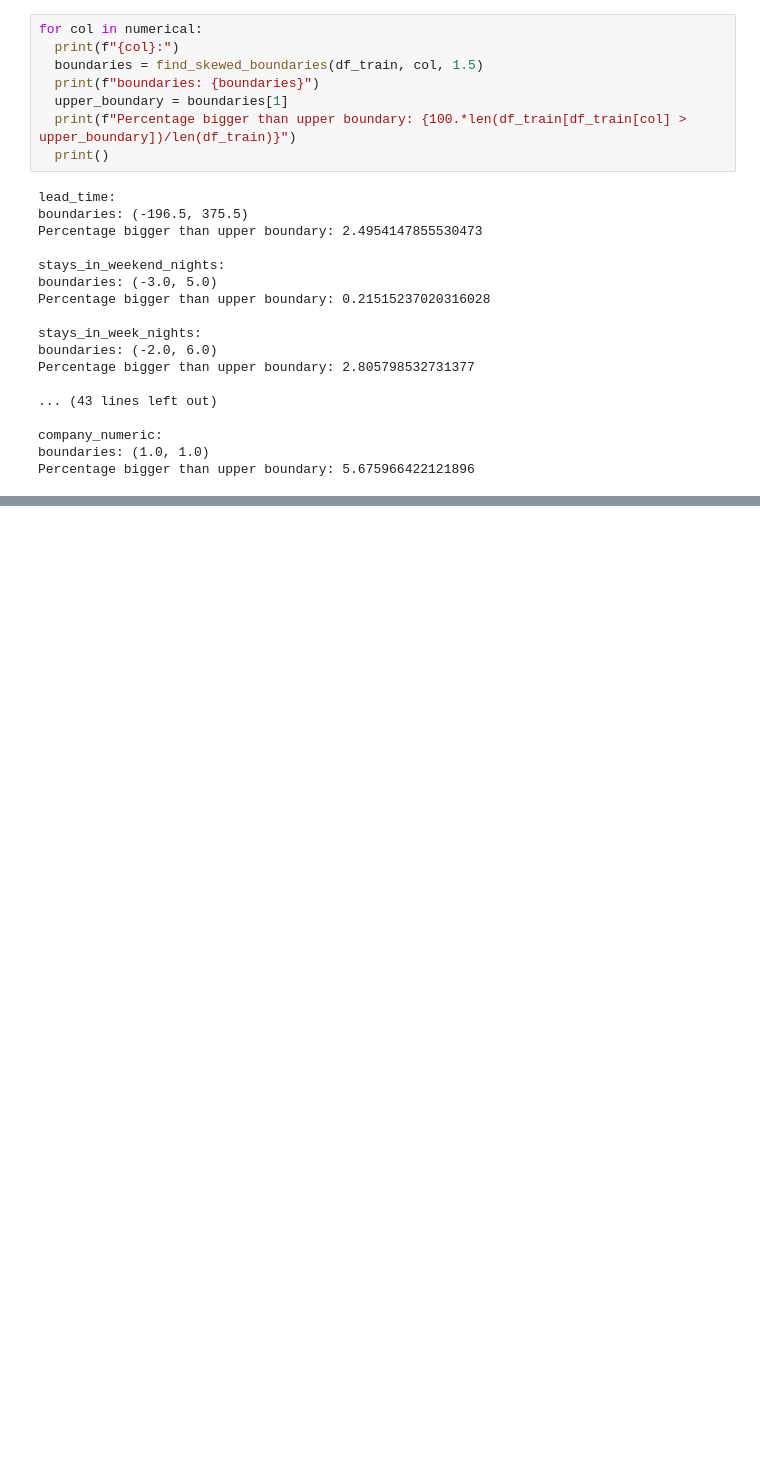
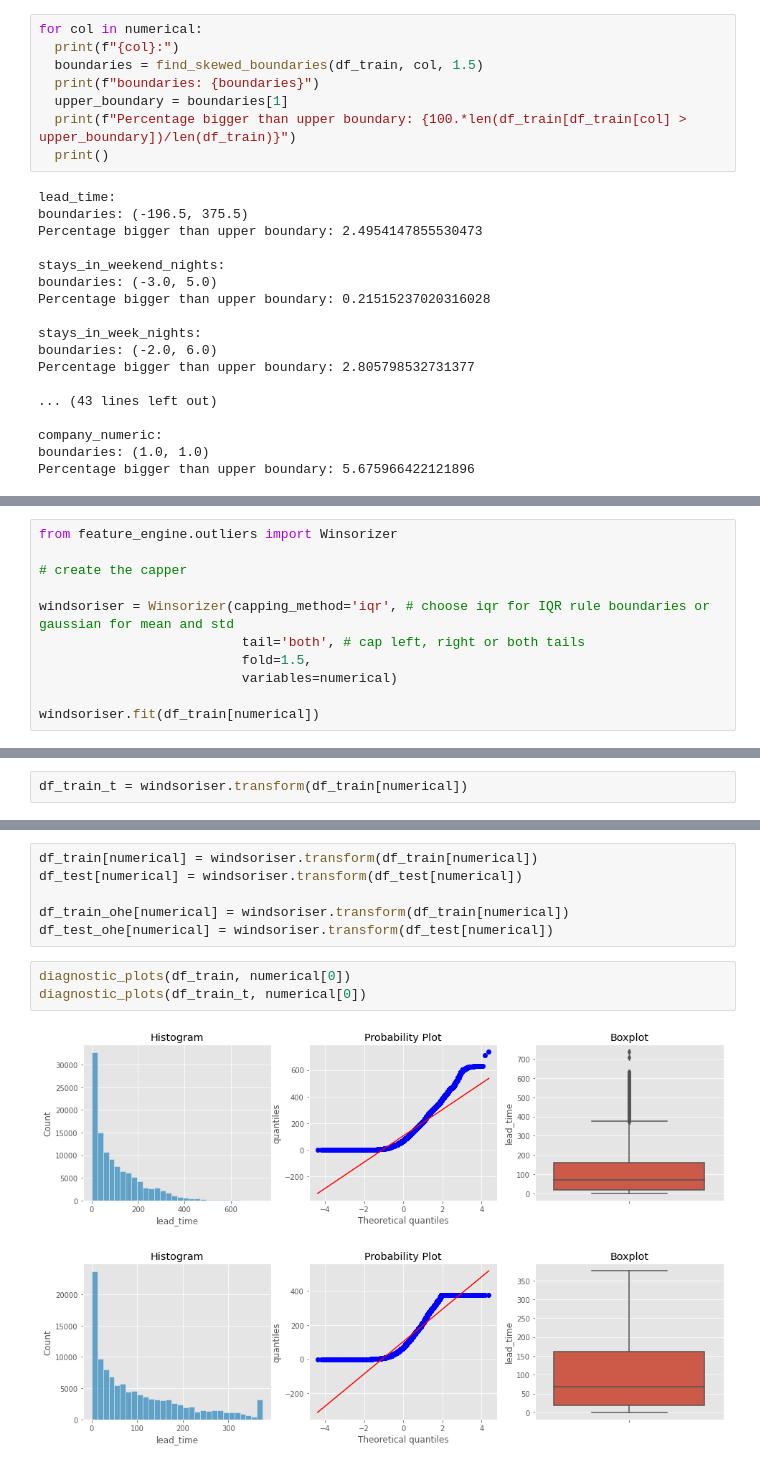
Before and after one commit to dajebbar/zoomcampML, a Jupyter notebook: midTermproject/scram_nb.ipynb, the cells around one changed output, grey strips where cells are left out. Drawn from its saved outputs; the diff is of its cells as text; blank space fills up the shorter version.

Commit message:
censoring outliers

```diff
--- a/midTermproject/scram_nb.ipynb
+++ b/midTermproject/scram_nb.ipynb
@@ -1387,0 +1364,11 @@ Percentage bigger than upper boundary: 5.675966422121896
+# %%
+from feature_engine.outliers import Winsorizer
+
+# create the capper
+
+windsoriser = Winsorizer(capping_method='iqr', # choose iqr for IQR rule boundaries or gaussian for mean and std
+                          tail='both', # cap left, right or both tails
+                          fold=1.5,
+                          variables=numerical)
+
+windsoriser.fit(df_train[numerical])
@@ -1387,0 +1385,2 @@ Percentage bigger than upper boundary: 5.675966422121896
+# %%
+df_train_t = windsoriser.transform(df_train[numerical])
@@ -1387,0 +1425,12 @@ Percentage bigger than upper boundary: 5.675966422121896
+# %%
+df_train[numerical] = windsoriser.transform(df_train[numerical])
+df_test[numerical] = windsoriser.transform(df_test[numerical])
+
+df_train_ohe[numerical] = windsoriser.transform(df_train[numerical])
+df_test_ohe[numerical] = windsoriser.transform(df_test[numerical])
+# %%
+diagnostic_plots(df_train, numerical[0])
+diagnostic_plots(df_train_t, numerical[0])
+# %% [output]
+[figure, added]
+[figure, added]
```
Also changed, not shown: parts of 12 cells of this notebook.
